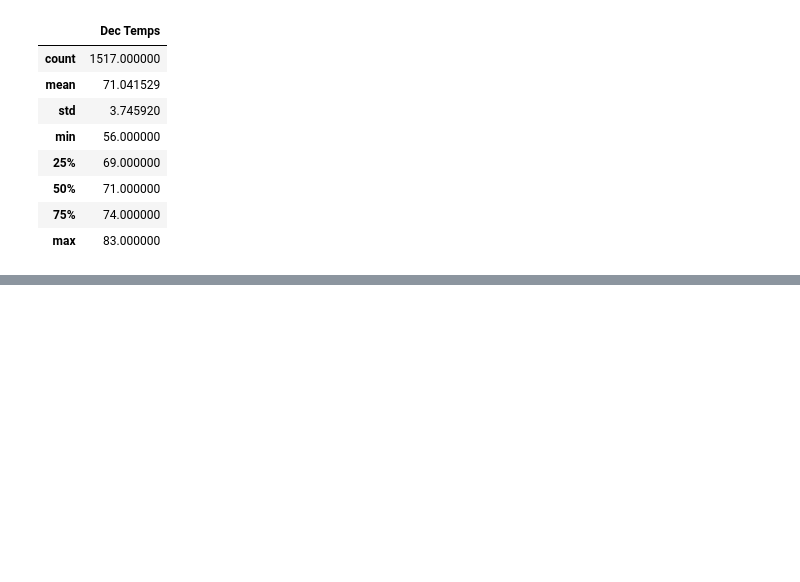
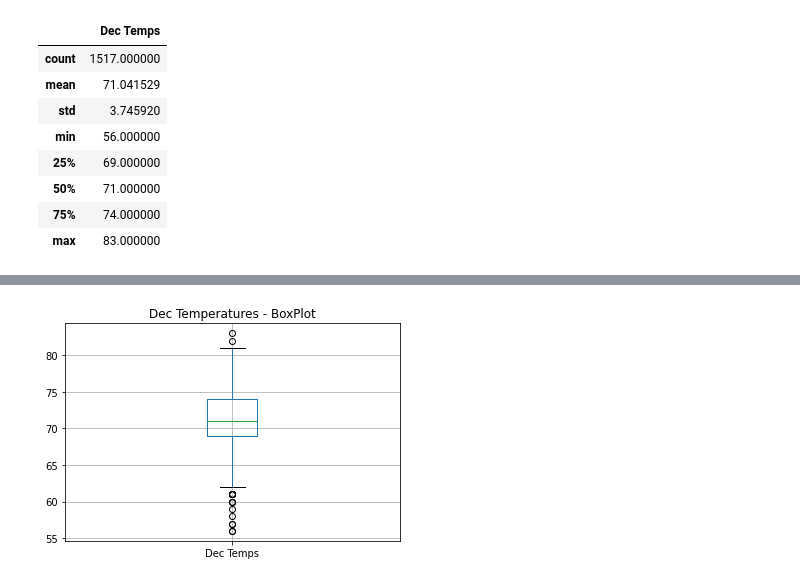
Before and after one commit to asyed9394/UofTSCS_DA_BC_2020_21_surfs_up, a Jupyter notebook: SurfsUp_Challenge.ipynb, the cells around one changed output, grey strips where cells are left out. Cells and saved outputs as stored; diff of their text form; code cells hidden in the pictures; blank space fills up the shorter version.

```diff
--- a/SurfsUp_Challenge.ipynb
+++ b/SurfsUp_Challenge.ipynb
@@ -160,0 +154,6 @@ dec_temp_df.describe()
+# %%
+ax=dec_temp_df.boxplot()
+ax.set_title('Dec Temperatures - BoxPlot')
+ax.figure.savefig("Images/Dec_boxplot.png")
+# %% [output]
+[figure, added]
```
Also changed, not shown: parts of 4 cells of this notebook, 3 other files.
